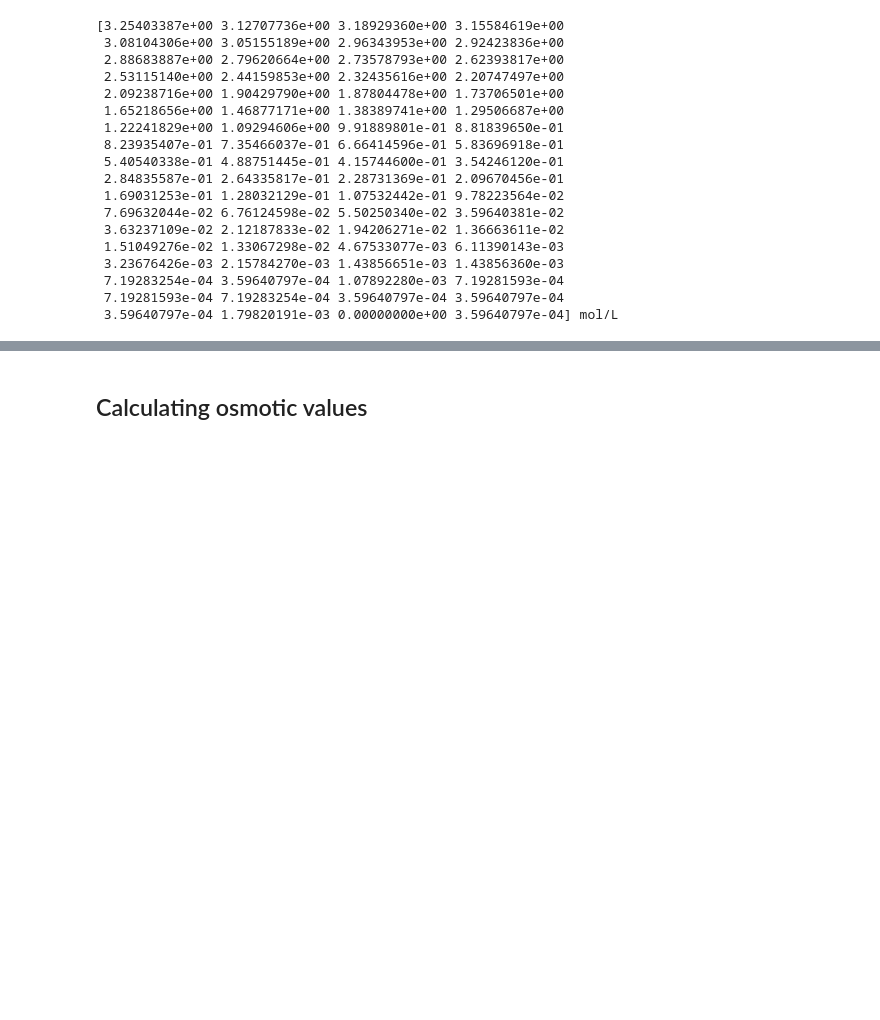
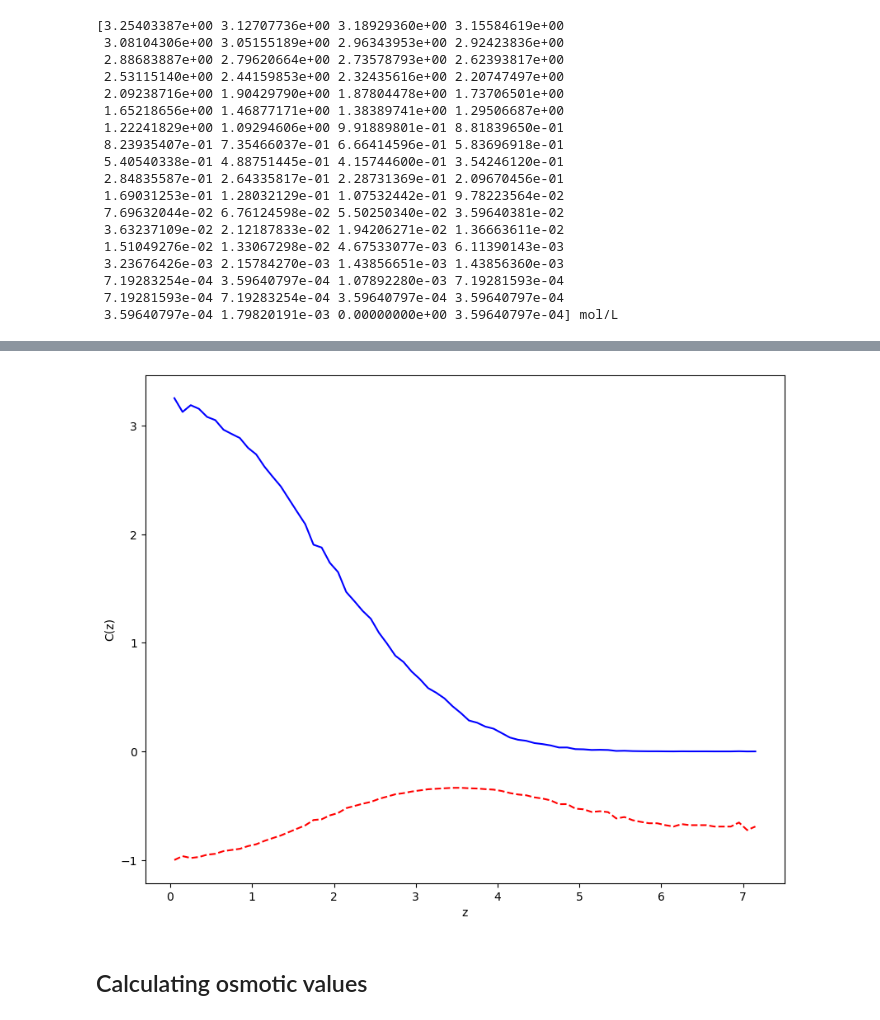
Before and after one commit to barmoral/forcebalance_hw, a Jupyter notebook: hw_fittings.ipynb, the cells around one changed output, grey strips where cells are left out. Cells and saved outputs as stored; diff of their text form; code cells hidden in the pictures; blank space fills up the shorter version.

Commit message:
Attempt fitting using 2 alphas directly

```diff
--- a/hw_fittings.ipynb
+++ b/hw_fittings.ipynb
@@ -288,0 +336,18 @@ print(fitting_lstsq(original_y,a1_M))
+# %%
+popt, pcov=optimization.curve_fit(fitting_lstsq, xdata=original_x, ydata=original_y,p0=(9.3393E-2,3.4572E-2),bounds=(0,3.5))
+print("Parameter estimation results:")
+print("p1 = ",popt[0]," | p2 = ",popt[1])
+print("--------------------------")
+print("Covariance matrix of the estimate:")
+print(pcov)
+
+p1 = popt[0]
+p2 = popt[1]
+residuals = oriy - fitting_lstsq(original_y,p1,p2)
+fres = sum(residuals**2)
+
+print("Residuals sum of squares:")
+print(fres)
+
+newy=fitting_lstsq(original_y,p1,p2)
+print(newy)
@@ -289,3 +375,13 @@ print(fitting_lstsq(original_y,a1_M))
+# %%
+# plot the results
+plt.figure(figsize = (10,8))
+plt.plot(original_x, original_y, 'b')
+plt.plot(original_x, newy, 'r--')
+plt.xlabel('z')
+plt.ylabel('C(z)')
+plt.show()
+# %% [output]
+[figure, added]
 # %% [markdown]
 ## Calculating osmotic values
 # %%
```
Also changed, not shown: parts of 13 cells of this notebook.
